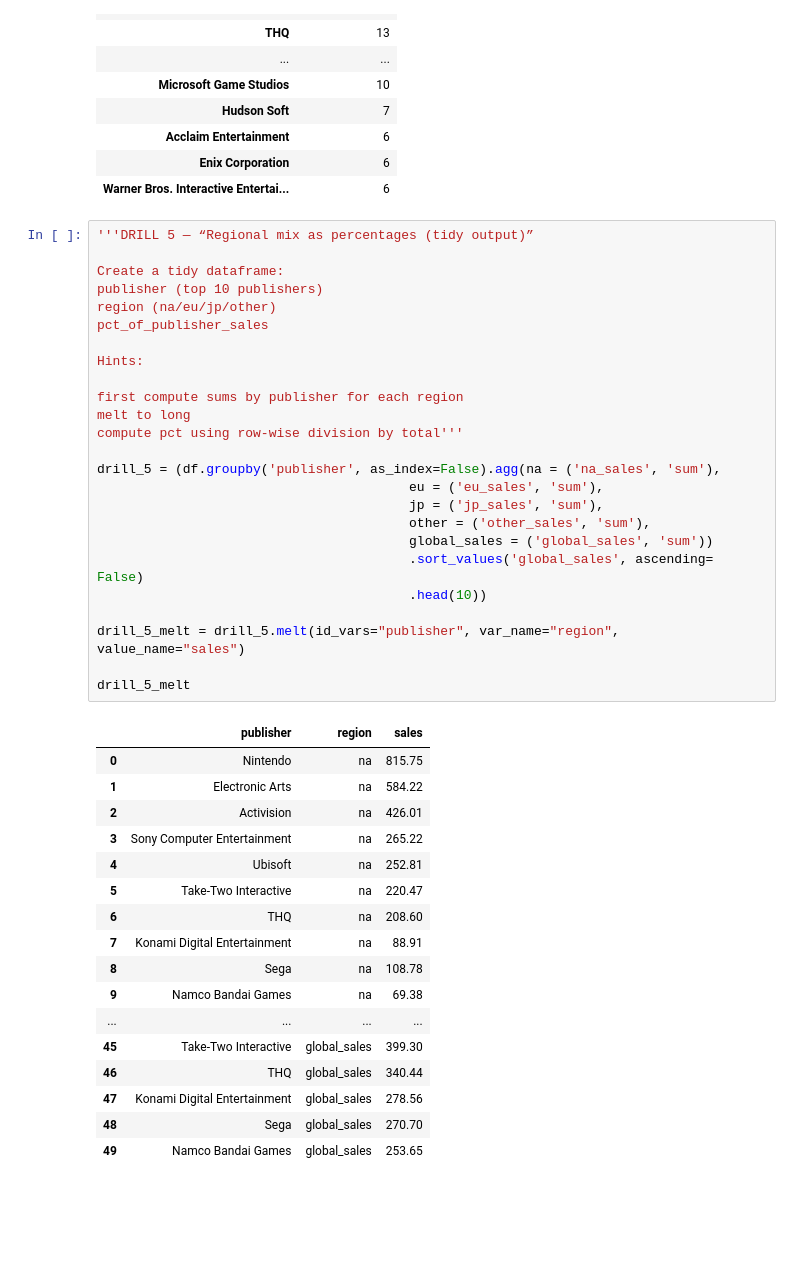
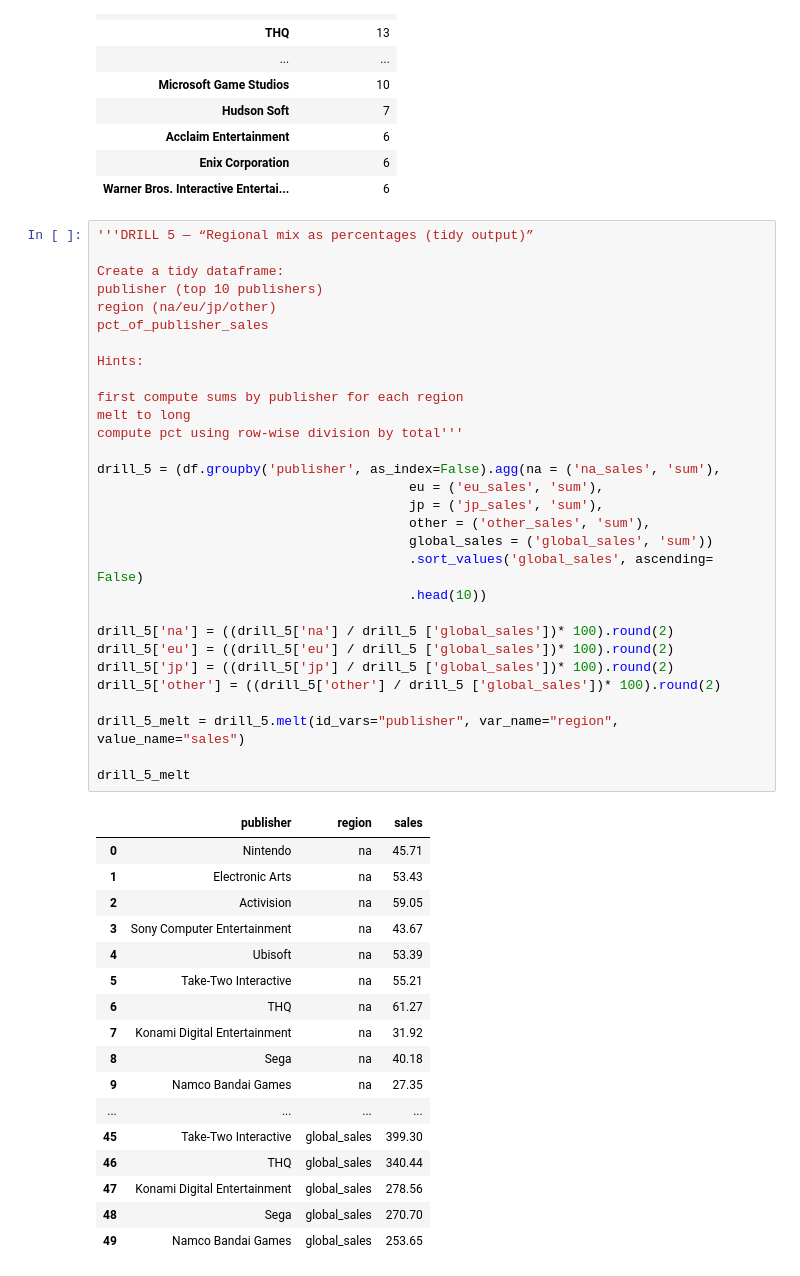
Before and after one commit to 1DownLabs/python-foundations, a Jupyter notebook: notebooks/07_pandas_adv_manipulation.ipynb, the cells around one changed output. Saved outputs shown, nothing was run; the diff lists cells and outputs as text; blank space fills up the shorter version.

Commit message:
drill 5 update

```diff
--- a/notebooks/07_pandas_adv_manipulation.ipynb
+++ b/notebooks/07_pandas_adv_manipulation.ipynb
@@ -337,40 +337,45 @@ drill_4_final
 # %%
 '''DRILL 5 — “Regional mix as percentages (tidy output)”
 
 Create a tidy dataframe:
 publisher (top 10 publishers)
 region (na/eu/jp/other)
 pct_of_publisher_sales
 
 Hints:
 
 first compute sums by publisher for each region
 melt to long
 compute pct using row-wise division by total'''
 
 drill_5 = (df.groupby('publisher', as_index=False).agg(na = ('na_sales', 'sum'),
                                         eu = ('eu_sales', 'sum'),
                                         jp = ('jp_sales', 'sum'),
                                         other = ('other_sales', 'sum'),
                                         global_sales = ('global_sales', 'sum'))
                                         .sort_values('global_sales', ascending= False)
                                         .head(10))
 
+drill_5['na'] = ((drill_5['na'] / drill_5 ['global_sales'])* 100).round(2)
+drill_5['eu'] = ((drill_5['eu'] / drill_5 ['global_sales'])* 100).round(2)
+drill_5['jp'] = ((drill_5['jp'] / drill_5 ['global_sales'])* 100).round(2)
+drill_5['other'] = ((drill_5['other'] / drill_5 ['global_sales'])* 100).round(2)
+
 drill_5_melt = drill_5.melt(id_vars="publisher", var_name="region", value_name="sales")
 
 drill_5_melt
 # %% [output]
 |  | publisher | region | sales |
-| 0 | Nintendo | na | 815.75 |
-| 1 | Electronic Arts | na | 584.22 |
-| 2 | Activision | na | 426.01 |
-| 3 | Sony Computer Entertainment | na | 265.22 |
-| 4 | Ubisoft | na | 252.81 |
-| 5 | Take-Two Interactive | na | 220.47 |
-| 6 | THQ | na | 208.60 |
-| 7 | Konami Digital Entertainment | na | 88.91 |
-| 8 | Sega | na | 108.78 |
-| 9 | Namco Bandai Games | na | 69.38 |
+| 0 | Nintendo | na | 45.71 |
+| 1 | Electronic Arts | na | 53.43 |
+| 2 | Activision | na | 59.05 |
+| 3 | Sony Computer Entertainment | na | 43.67 |
+| 4 | Ubisoft | na | 53.39 |
+| 5 | Take-Two Interactive | na | 55.21 |
+| 6 | THQ | na | 61.27 |
+| 7 | Konami Digital Entertainment | na | 31.92 |
+| 8 | Sega | na | 40.18 |
+| 9 | Namco Bandai Games | na | 27.35 |
 | ... | ... | ... | ... |
 | 45 | Take-Two Interactive | global_sales | 399.30 |
 | 46 | THQ | global_sales | 340.44 |
```
